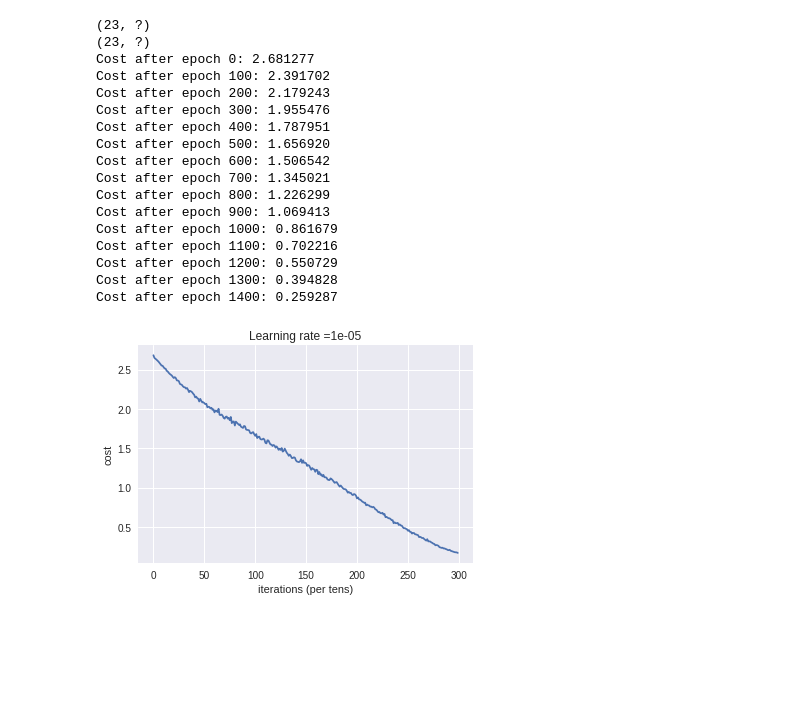
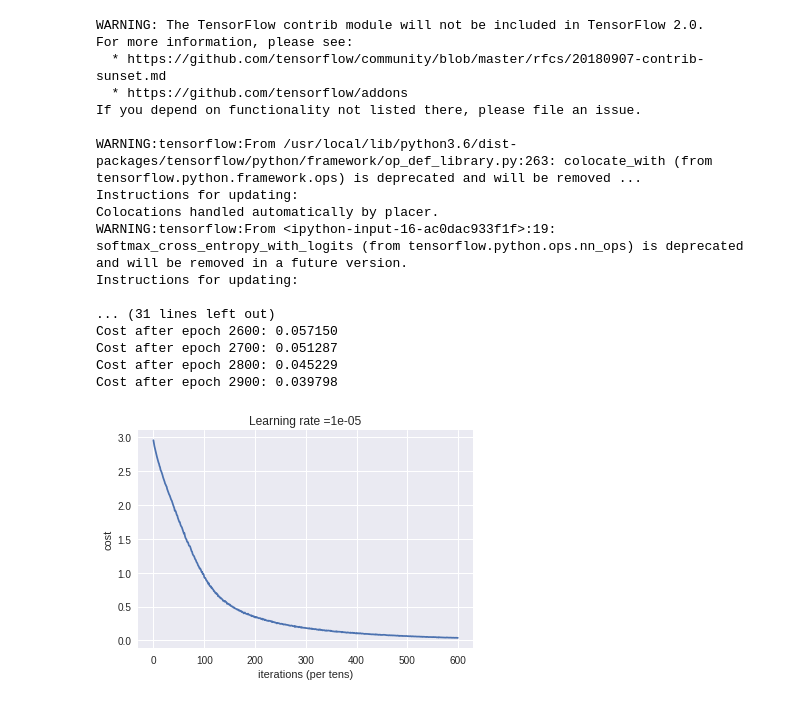
Before and after one commit to tylerlum/Tray_Image_Classifier_A, a Jupyter notebook: TensorFlow_Classifier.ipynb, the cells around one changed output. Saved outputs shown, nothing was run; the diff lists cells and outputs as text; code cells hidden in the pictures; blank space fills up the shorter version.

```diff
--- a/TensorFlow_Classifier.ipynb
+++ b/TensorFlow_Classifier.ipynb
@@ -540,15 +222,15 @@ def create_placeholders(n_x, n_y):
 # %%
 # GRADED FUNCTION: initialize_parameters
 
-def initialize_parameters():
+def initialize_parameters(n_px, n_classes):
     """
     Initializes parameters to build a neural network with tensorflow. The shapes are:
-                        W1 : [25, 316875]
-                        b1 : [25, 1]
-                        W2 : [12, 25]
+                        W1 : [20, n_px]
+                        b1 : [20, 1]
+                        W2 : [12, 20]
                         b2 : [12, 1]
-                        W3 : [23, 12]
-                        b3 : [23, 1]
+                        W3 : [n_classes, 12]
+                        b3 : [n_classes, 1]
 
     Returns:
     parameters -- a dictionary of tensors containing W1, b1, W2, b2, W3, b3
@@ -557,18 +239,12 @@ def initialize_parameters():
     tf.set_random_seed(1)                   # so that your "random" numbers match ours
 
     ### START CODE HERE ### (approx. 6 lines of code)
-    W1 = tf.get_variable("W1", [20, 12288], initializer=tf.contrib.layers.xavier_initializer(seed=1))
+    W1 = tf.get_variable("W1", [20, n_px], initializer=tf.contrib.layers.xavier_initializer(seed=1))
     b1 = tf.get_variable("b1", [20, 1], initializer=tf.zeros_initializer())
     W2 = tf.get_variable("W2", [12, 20], initializer=tf.contrib.layers.xavier_initializer(seed=1))
     b2 = tf.get_variable("b2", [12, 1], initializer=tf.zeros_initializer())
-    W3 = tf.get_variable("W3", [23, 12], initializer=tf.contrib.layers.xavier_initializer(seed=1))
-    b3 = tf.get_variable("b3", [23, 1], initializer=tf.zeros_initializer())
-#     W4 = tf.get_variable("W4", [23, 35], initializer=tf.contrib.layers.xavier_initializer(seed=1))
-#     b4 = tf.get_variable("b4", [23, 1], initializer=tf.zeros_initializer())
-#     W4 = tf.get_variable("W4", [30, 35], initializer=tf.contrib.layers.xavier_initializer(seed=1))
-#     b4 = tf.get_variable("b4", [30, 1], initializer=tf.zeros_initializer())
-#     W5 = tf.get_variable("W5", [23, 30], initializer=tf.contrib.layers.xavier_initializer(seed=1))
-#     b5 = tf.get_variable("b5", [23, 1], initializer=tf.zeros_initializer())
+    W3 = tf.get_variable("W3", [n_classes, 12], initializer=tf.contrib.layers.xavier_initializer(seed=1))
+    b3 = tf.get_variable("b3", [n_classes, 1], initializer=tf.zeros_initializer())
     ### END CODE HERE ###
 
     parameters = {"W1": W1,
@@ -577,10 +253,6 @@ def initialize_parameters():
                   "b2": b2,
                   "W3": W3,
                   "b3": b3}
-#                   "W4": W4,
-#                   "b4": b4,
-#                   "W5": W5,
-#                   "b5": b5}
 
     return parameters
 # %%
@@ -653,23 +314,32 @@ def compute_cost(Z5, Y):
     return cost
 # %%
 def random_mini_batches(X_train, Y_train, minibatch_size, seed):
+  """
+  Return a minibatch of size minibatch_size
+  Gets random training data indices from X_train and Y_train
+  """
   random.seed(seed)
   retVal = []
   (n_x, m) = X_train.shape                          # (n_x: input size, m : number of examples in the train set)
   (n_y, m) = Y_train.shape
+
   num_minibatches = m // minibatch_size - 2
   visited = []
 
   for minibatch in range(0, num_minibatches):
+    # Initialize arrays
     x = np.zeros((n_x, minibatch_size))
     y = np.zeros((n_y, minibatch_size))
     for i in range(0, minibatch_size):
+      # Find unvisited index
       index = -1
       while index < 0:
         index = random.randint(0, X_train.shape[1] - 1)
         if index in visited:
           index = -1
       visited.append(index)
+
+      # Add to array
       x[:, i] = X_train[:, index]
       y[:, i] = Y_train[:, index]
     retVal.append((x, y))
@@ -702,7 +372,6 @@ def model(X_train, Y_train, X_test, Y_test, learning_rate = 0.00001,
     n_y = Y_train.shape[0]                            # n_y : output size
     costs = []                                        # To keep track of the cost
 
-
     # Create Placeholders of shape (n_x, n_y)
     ### START CODE HERE ### (1 line)
     X, Y = create_placeholders(n_x, n_y)
@@ -710,7 +379,7 @@ def model(X_train, Y_train, X_test, Y_test, learning_rate = 0.00001,
 
     # Initialize parameters
     ### START CODE HERE ### (1 line)
-    parameters = initialize_parameters()
+    parameters = initialize_parameters(n_x, n_y)
     ### END CODE HERE ###
 
     # Forward propagation: Build the forward propagation in the tensorflow graph
@@ -788,24 +457,24 @@ def model(X_train, Y_train, X_test, Y_test, learning_rate = 0.00001,
         print ("Model saved")
         return parameters
 # %%
-parameters = model(train_x, train_y, test_x, test_y)
+parameters = model(train_x, train_y, test_x, test_y, num_epochs = 3000)
 # %% [output]
-(23, ?)
-(23, ?)
-Cost after epoch 0: 2.681277
-Cost after epoch 100: 2.391702
-Cost after epoch 200: 2.179243
-Cost after epoch 300: 1.955476
-Cost after epoch 400: 1.787951
-Cost after epoch 500: 1.656920
-Cost after epoch 600: 1.506542
-Cost after epoch 700: 1.345021
-Cost after epoch 800: 1.226299
-Cost after epoch 900: 1.069413
-Cost after epoch 1000: 0.861679
-Cost after epoch 1100: 0.702216
-Cost after epoch 1200: 0.550729
-Cost after epoch 1300: 0.394828
-Cost after epoch 1400: 0.259287
+WARNING: The TensorFlow contrib module will not be included in TensorFlow 2.0.
+For more information, please see:
+  * https://github.com/tensorflow/community/blob/master/rfcs/20180907-contrib-sunset.md
+  * https://github.com/tensorflow/addons
+If you depend on functionality not listed there, please file an issue.
+
+WARNING:tensorflow:From /usr/local/lib/python3.6/dist-packages/tensorflow/python/framework/op_def_library.py:263: colocate_with (from tensorflow.python.framework.ops) is deprecated and will be removed ...
+Instructions for updating:
+Colocations handled automatically by placer.
+WARNING:tensorflow:From <ipython-input-16-ac0dac933f1f>:19: softmax_cross_entropy_with_logits (from tensorflow.python.ops.nn_ops) is deprecated and will be removed in a future version.
+Instructions for updating:
+
+... (31 lines left out)
+Cost after epoch 2600: 0.057150
+Cost after epoch 2700: 0.051287
+Cost after epoch 2800: 0.045229
+Cost after epoch 2900: 0.039798
-[figure, old version]
+[figure, new version]
 Parameters have been trained!
```
Also changed, not shown: parts of 27 cells of this notebook.
